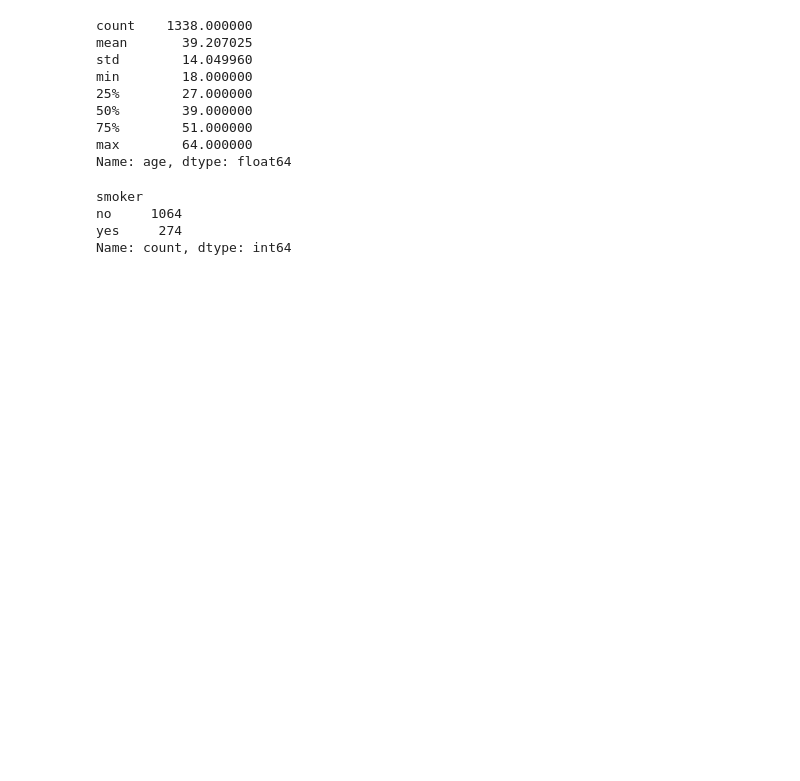
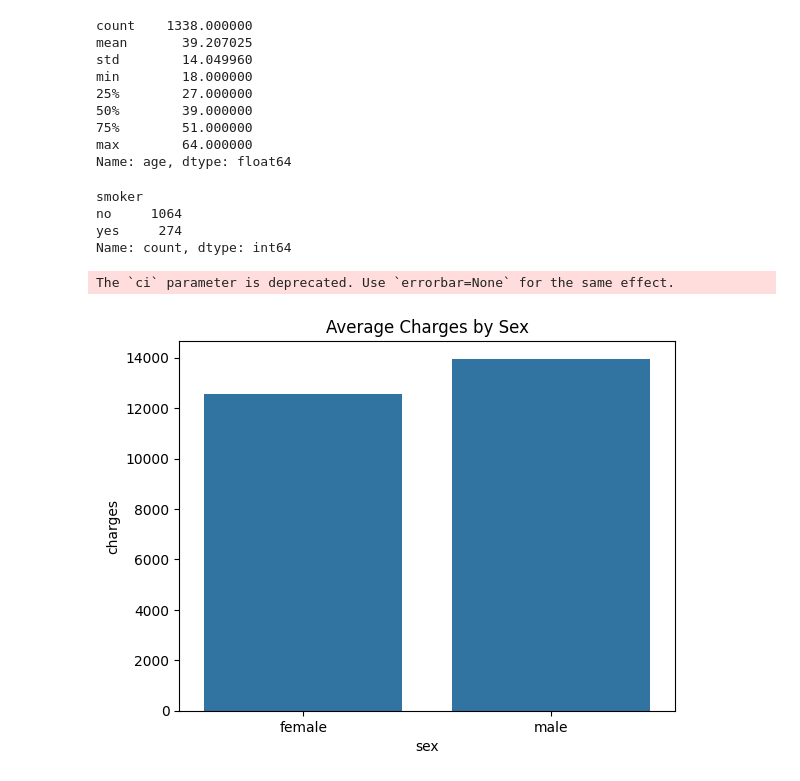
Before and after one commit to starkMrSnow/Medical-cost-prediction, a Jupyter notebook: medical-cost-prediction.ipynb, the cells around one changed output. Saved outputs shown, nothing was run; the diff lists cells and outputs as text; code cells hidden in the pictures; blank space fills up the shorter version.

Commit message:
Change:  charges vs other factors

```diff
--- a/medical-cost-prediction.ipynb
+++ b/medical-cost-prediction.ipynb
@@ -125,0 +137,10 @@ fig.show()
+# %%
+import seaborn as sns
+import matplotlib.pyplot as plt
+
+sns.barplot(x='sex', y='charges', data=medical_df, estimator='mean', ci=None)
+plt.title('Average Charges by Sex')
+plt.show()
+# %% [output]
+The `ci` parameter is deprecated. Use `errorbar=None` for the same effect.
+[figure, added]
```
Also changed, not shown: parts of 4 cells of this notebook.
